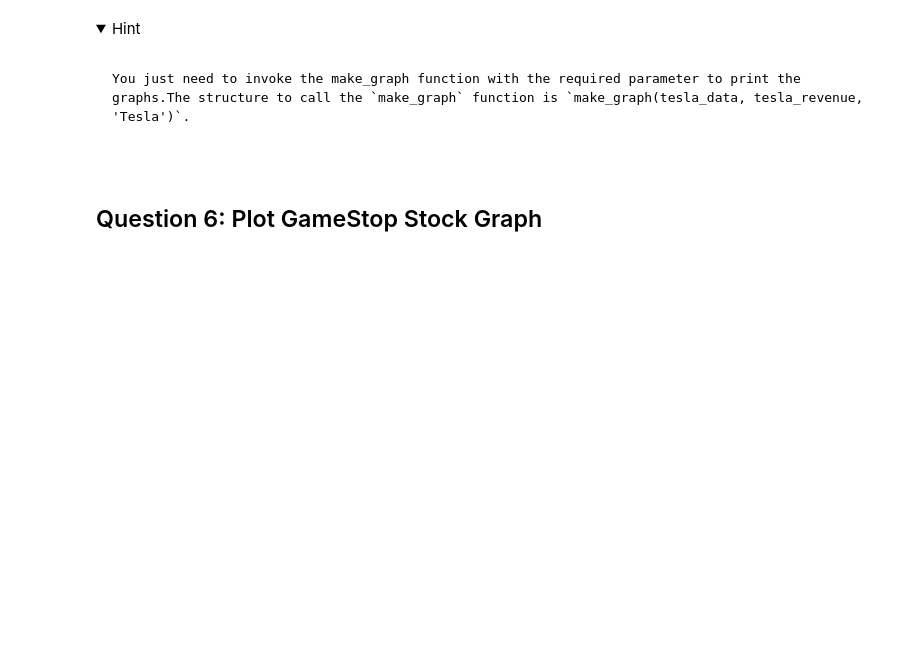
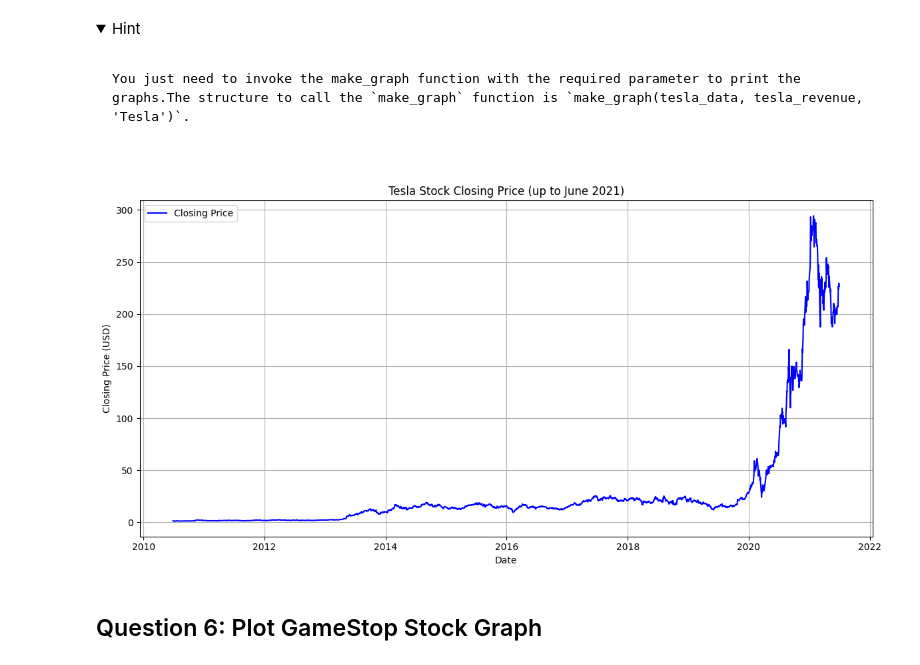
Before and after one commit to cba24632/Data-Science-Project, a Jupyter notebook: Final Assignment GitHub.ipynb, the cells around one changed output. Drawn from its saved outputs; the diff is of its cells as text; code cells hidden in the pictures; folded sections open; blank space fills up the shorter version.

````diff
--- a/Final Assignment GitHub.ipynb
+++ b/Final Assignment GitHub.ipynb
@@ -308,6 +308,25 @@ You just need to invoke the make_graph function with the required parameter to p
 ```
 
 </details>
+# %%
+
+tesla_data = tesla_data[tesla_data["Date"] <= "2021-06-30"]
+
+
+def make_graph(data, title):
+    plt.figure(figsize=(12,6))
+    plt.plot(data["Date"], data["Close"], label="Closing Price", color="blue")
+    plt.title(title)
+    plt.xlabel("Date")
+    plt.ylabel("Closing Price (USD)")
+    plt.grid(True)
+    plt.legend()
+    plt.tight_layout()
+    plt.show()
+
+make_graph(tesla_data, "Tesla Stock Closing Price (up to June 2021)")
+# %% [output]
+[figure, added]
 # %% [markdown]
 ## Question 6: Plot GameStop Stock Graph
 # %% [markdown]
````
Also changed, not shown: parts of 4 cells of this notebook.
